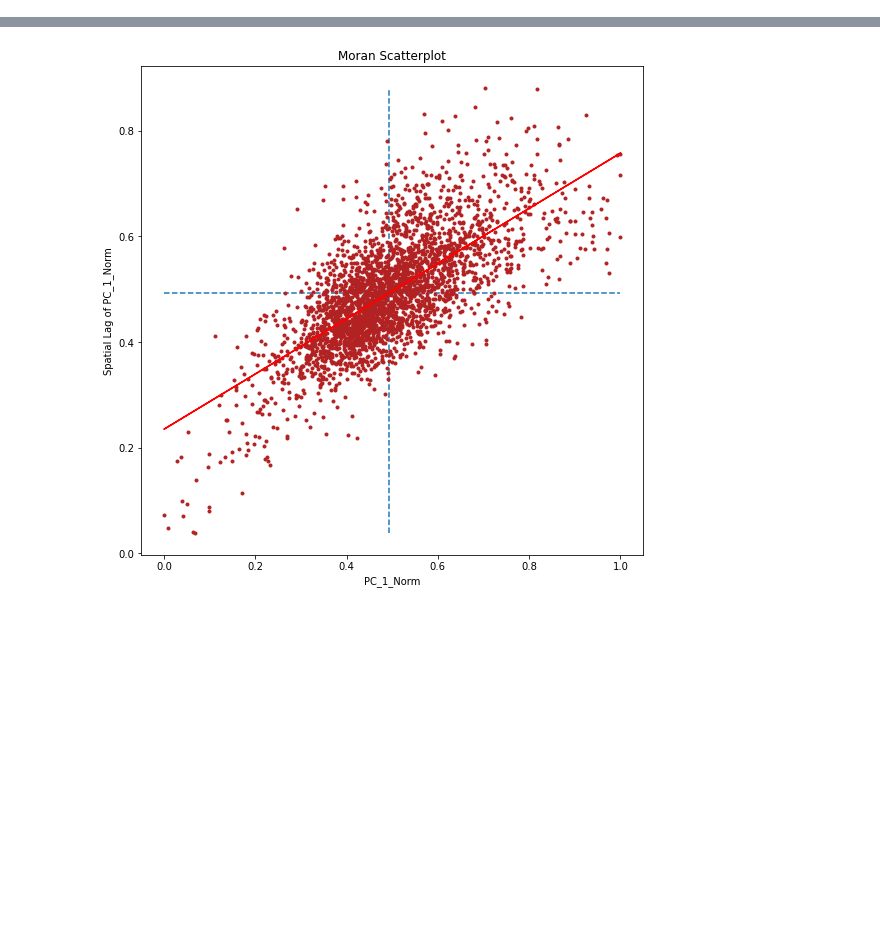
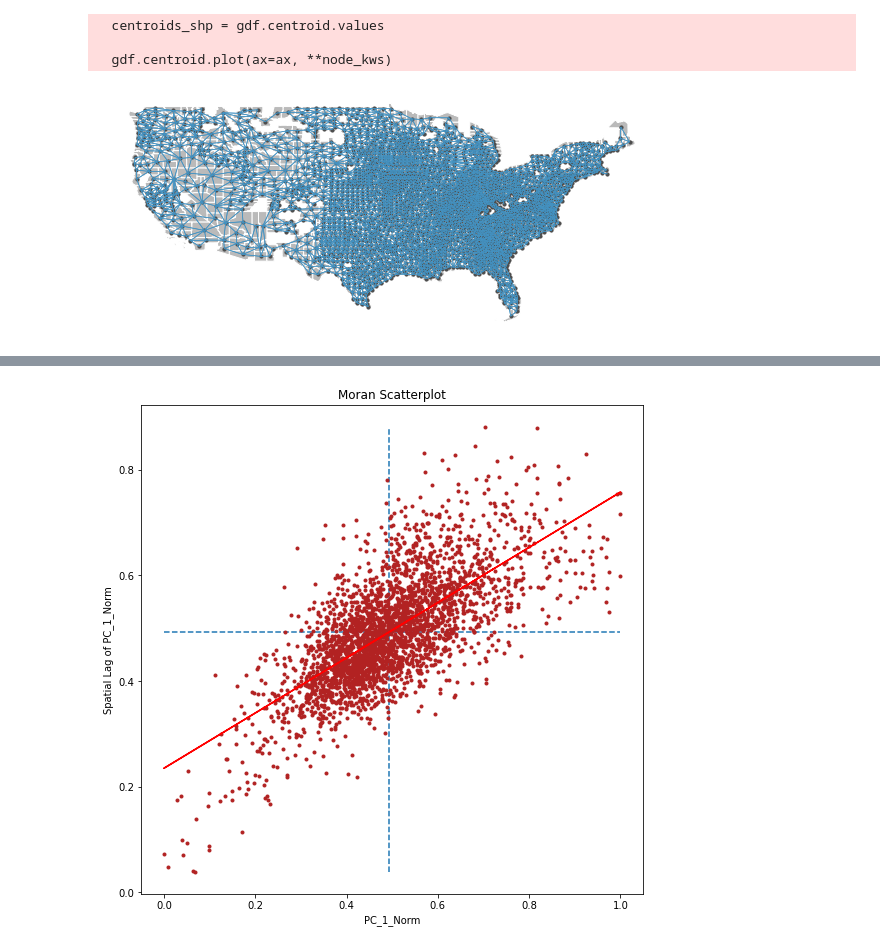
Before and after one commit to GMU-GGS-NSF-ABM-Research/Mobility-Trends, a Jupyter notebook: Spatial Autocorrelation.ipynb, the cells around one changed output, grey strips where cells are left out. Drawn from its saved outputs; the diff is of its cells as text; code cells hidden in the pictures; blank space fills up the shorter version.

```diff
--- a/Spatial Autocorrelation.ipynb
+++ b/Spatial Autocorrelation.ipynb
@@ -23,2 +26,12 @@ wq.transform = 'r'
+# %%
+fig, ax = plt.subplots(figsize=(10, 10))
+ax.set_axis_off()
+plot_spatial_weights(wq, gdf, ax=ax)
+plt.show()
+# %% [output]
+  centroids_shp = gdf.centroid.values
+
+  gdf.centroid.plot(ax=ax, **node_kws)
+[figure, added]
 # %%
 import seaborn as sbn
```
Also changed, not shown: parts of 7 cells of this notebook.
